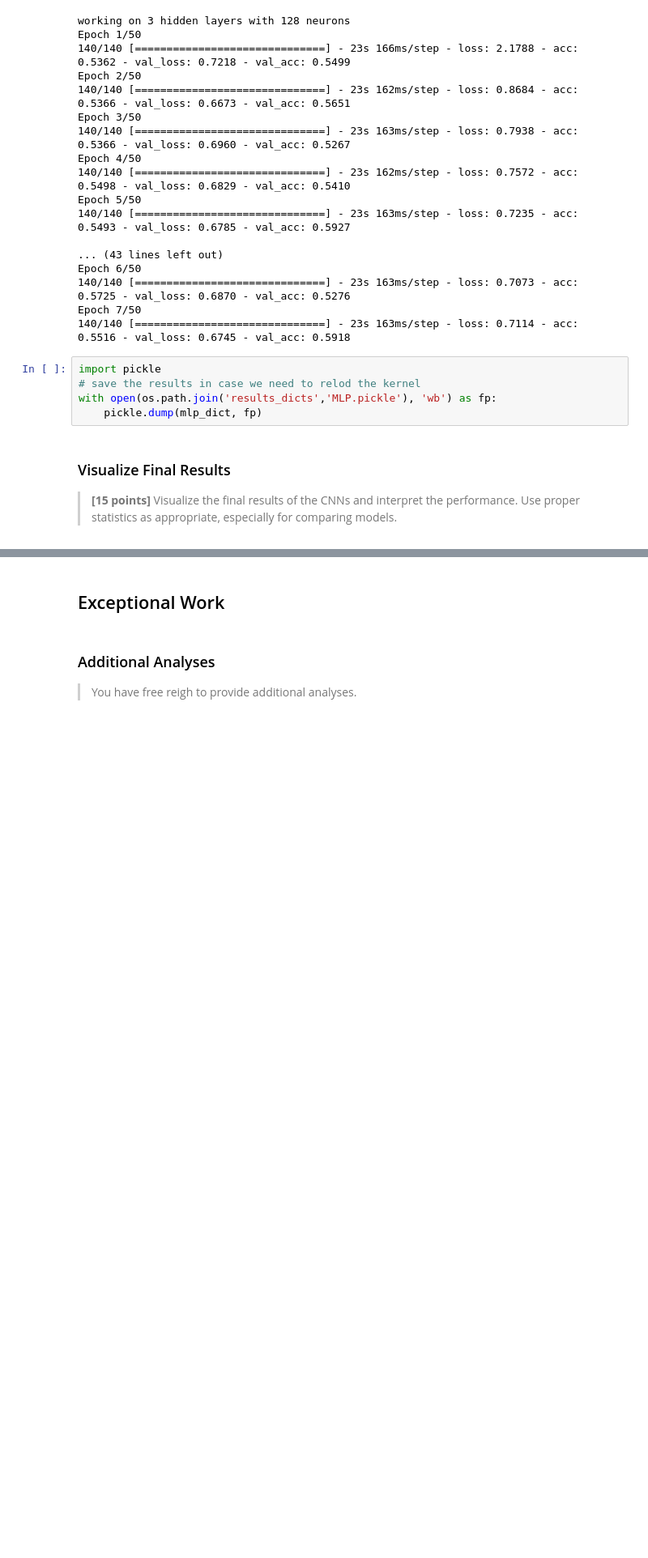
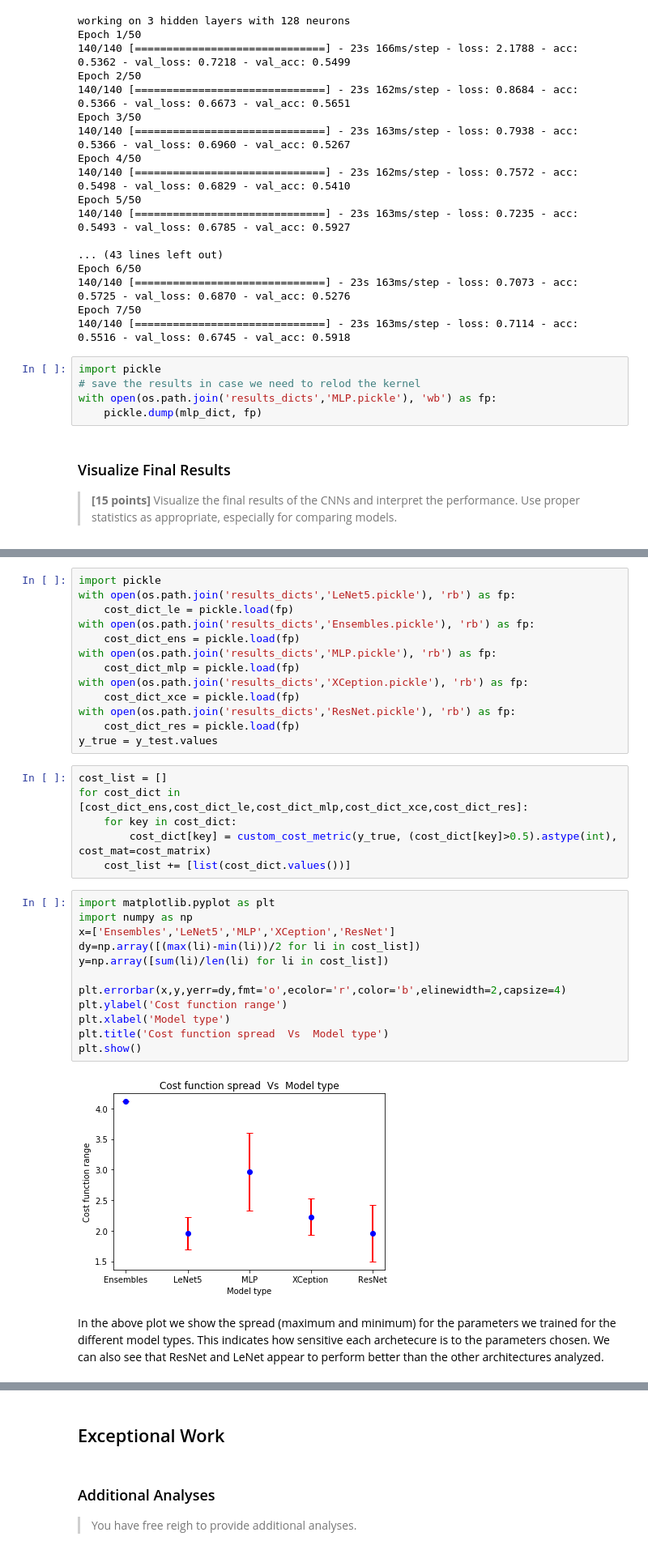
Before and after one commit to jamesothomas/MachineLearningPython, a Jupyter notebook: Lab6/Lab6_XRay_JT.ipynb, the cells around one changed output, grey strips where cells are left out. Shown at 81% size. Saved outputs shown, nothing was run; the diff lists cells and outputs as text; blank space fills up the shorter version.

```diff
--- a/Lab6/Lab6_XRay_JT.ipynb
+++ b/Lab6/Lab6_XRay_JT.ipynb
@@ -1410,0 +1483,35 @@ with open(os.path.join('results_dicts','MLP.pickle'), 'wb') as fp:
+# %%
+import pickle
+with open(os.path.join('results_dicts','LeNet5.pickle'), 'rb') as fp:
+    cost_dict_le = pickle.load(fp)
+with open(os.path.join('results_dicts','Ensembles.pickle'), 'rb') as fp:
+    cost_dict_ens = pickle.load(fp)
+with open(os.path.join('results_dicts','MLP.pickle'), 'rb') as fp:
+    cost_dict_mlp = pickle.load(fp)
+with open(os.path.join('results_dicts','XCeption.pickle'), 'rb') as fp:
+    cost_dict_xce = pickle.load(fp)
+with open(os.path.join('results_dicts','ResNet.pickle'), 'rb') as fp:
+    cost_dict_res = pickle.load(fp)
+y_true = y_test.values
+# %%
+cost_list = []
+for cost_dict in [cost_dict_ens,cost_dict_le,cost_dict_mlp,cost_dict_xce,cost_dict_res]:
+    for key in cost_dict:
+        cost_dict[key] = custom_cost_metric(y_true, (cost_dict[key]>0.5).astype(int), cost_mat=cost_matrix)
+    cost_list += [list(cost_dict.values())]
+# %%
+import matplotlib.pyplot as plt
+import numpy as np
+x=['Ensembles','LeNet5','MLP','XCeption','ResNet']
+dy=np.array([(max(li)-min(li))/2 for li in cost_list])
+y=np.array([sum(li)/len(li) for li in cost_list])
+
+plt.errorbar(x,y,yerr=dy,fmt='o',ecolor='r',color='b',elinewidth=2,capsize=4)
+plt.ylabel('Cost function range')
+plt.xlabel('Model type')
+plt.title('Cost function spread  Vs  Model type')
+plt.show()
+# %% [output]
+[figure, added]
+# %% [markdown]
+In the above plot we show the spread (maximum and minimum) for the parameters we trained for the different model types. This indicates how sensitive each archetecure is to the parameters chosen. We can also see that ResNet and LeNet appear to perform better than the other architectures analyzed.
```
Also changed, not shown: parts of 59 cells of this notebook.
